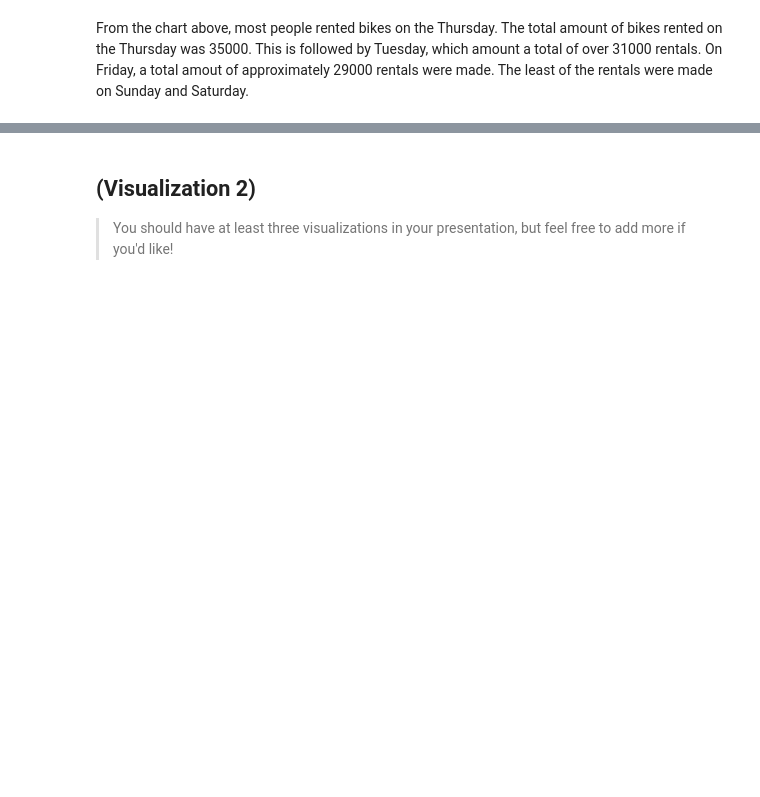
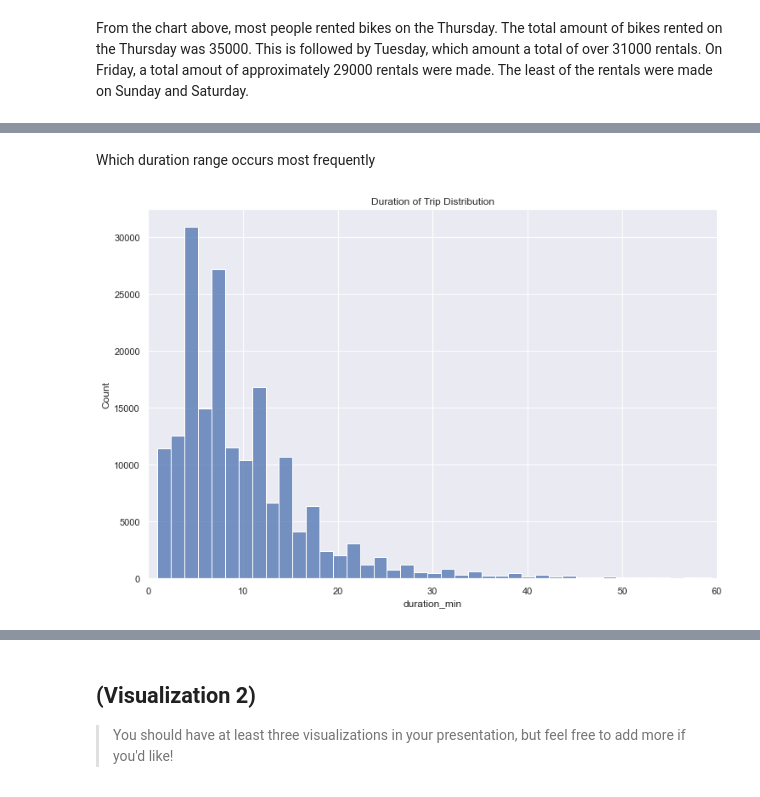
Before and after one commit to Eben-Success/Udacity_Data_Analysis_Projects, a Jupyter notebook: Project 3/notebook.ipynb, the cells around one changed output, grey strips where cells are left out. Saved outputs shown, nothing was run; the diff lists cells and outputs as text; code cells hidden in the pictures; blank space fills up the shorter version.

```diff
--- a/Project 3/notebook.ipynb
+++ b/Project 3/notebook.ipynb
@@ -410,0 +420,10 @@ Which age group rented the most
+# %% [markdown]
+Which duration range occurs most frequently
+# %%
+sn.set_theme(style='darkgrid')
+plt.figure(figsize=[12,8])
+plt.xlim(0, 60)
+plt.title("Duration of Trip Distribution")
+sn.histplot(df['duration_min'], bins=1000);
+# %% [output]
+[figure, added]
```
Also changed, not shown: parts of 26 cells of this notebook.
